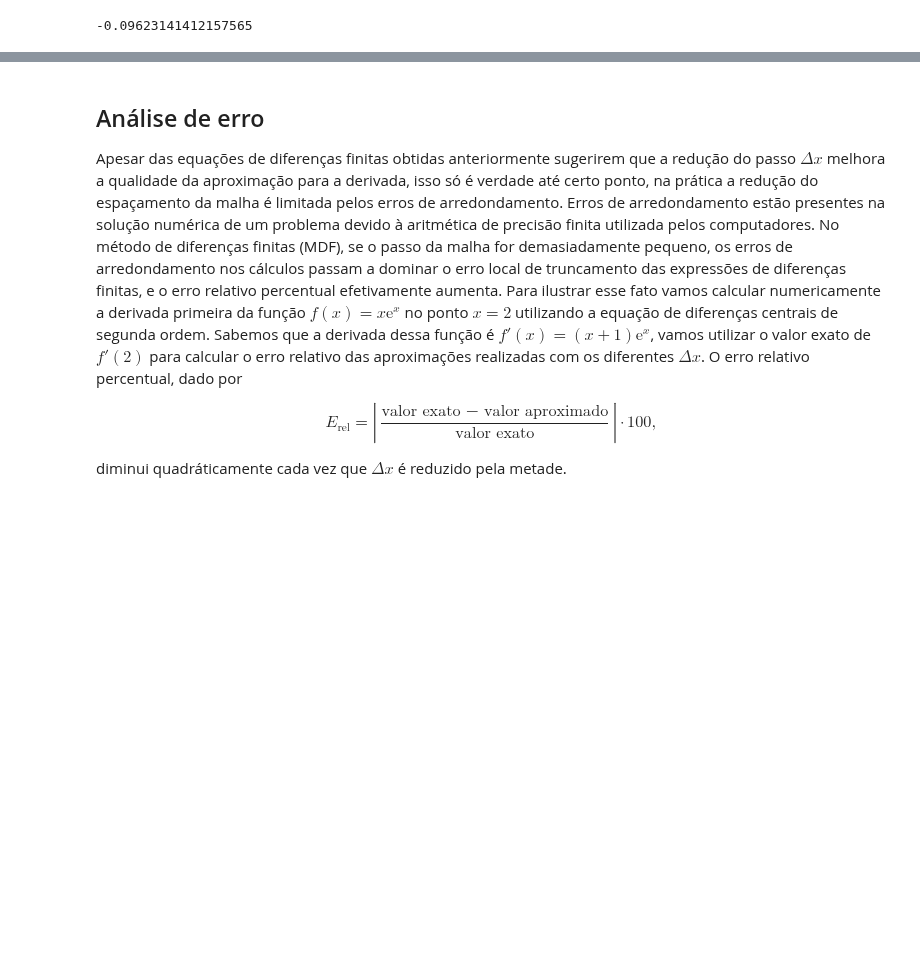
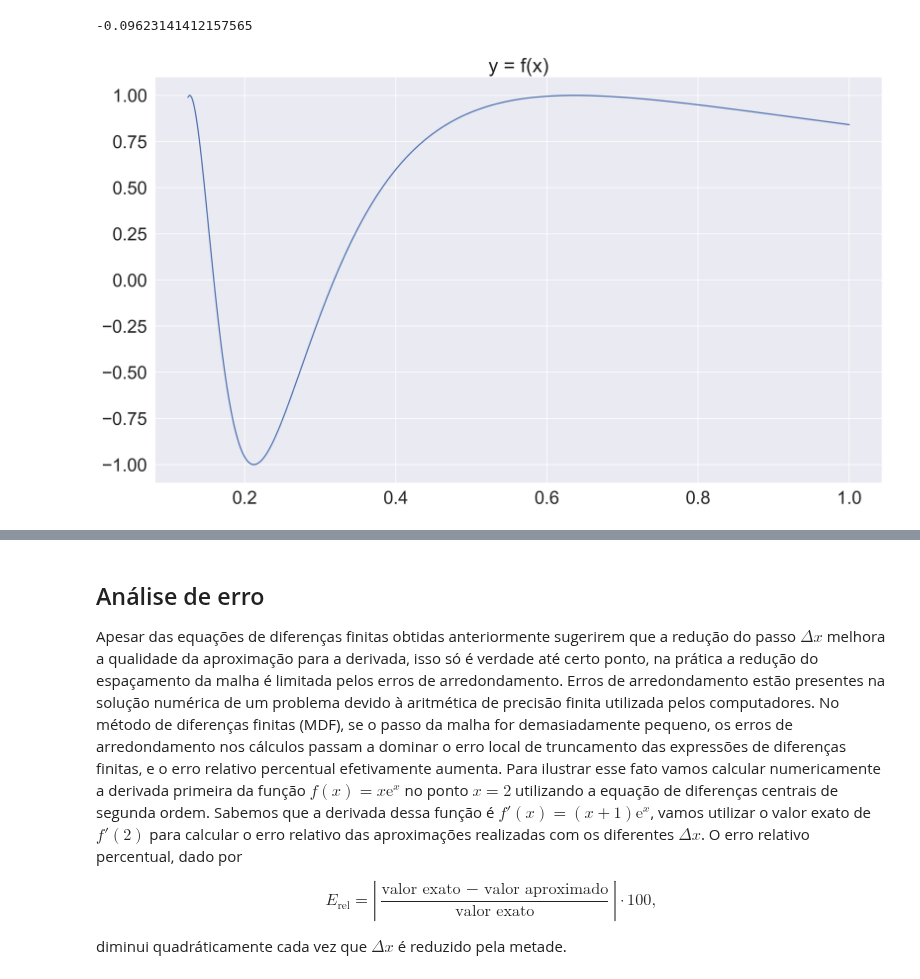
Before and after one commit to bgeneto/MCA, a Jupyter notebook: notebooks/mca08.ipynb, the cells around one changed output, grey strips where cells are left out. Cells and saved outputs as stored; diff of their text form; code cells hidden in the pictures; blank space fills up the shorter version.

Commit message:
now using matplotlib

```diff
--- a/notebooks/mca08.ipynb
+++ b/notebooks/mca08.ipynb
@@ -291,2 +286,16 @@ fig.show()
+# %%
+from matplotlib import pyplot as plt
+%matplotlib inline
+import seaborn as sns
+sns.set_theme()
+sns.set(font="Verdana")
+sns.set(font_scale=2)
+
+fig, ax = plt.subplots(figsize=(16,9), dpi=300)
+ax.plot(xi, yi)
+ax.set(title='y = f(x)')
+plt.show()
+# %% [output]
+[figure, added]
 # %%
 dyi = high_order_discrete(xi, yi)
```
Also changed, not shown: parts of 3 cells of this notebook.
